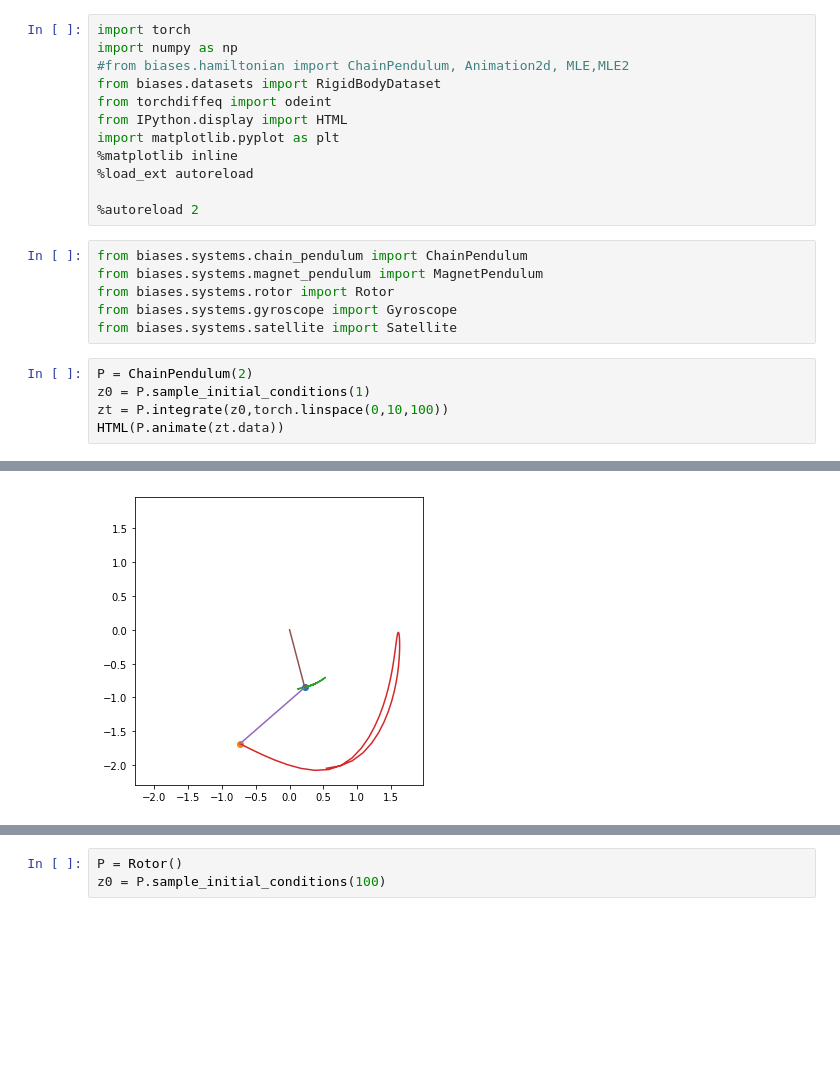
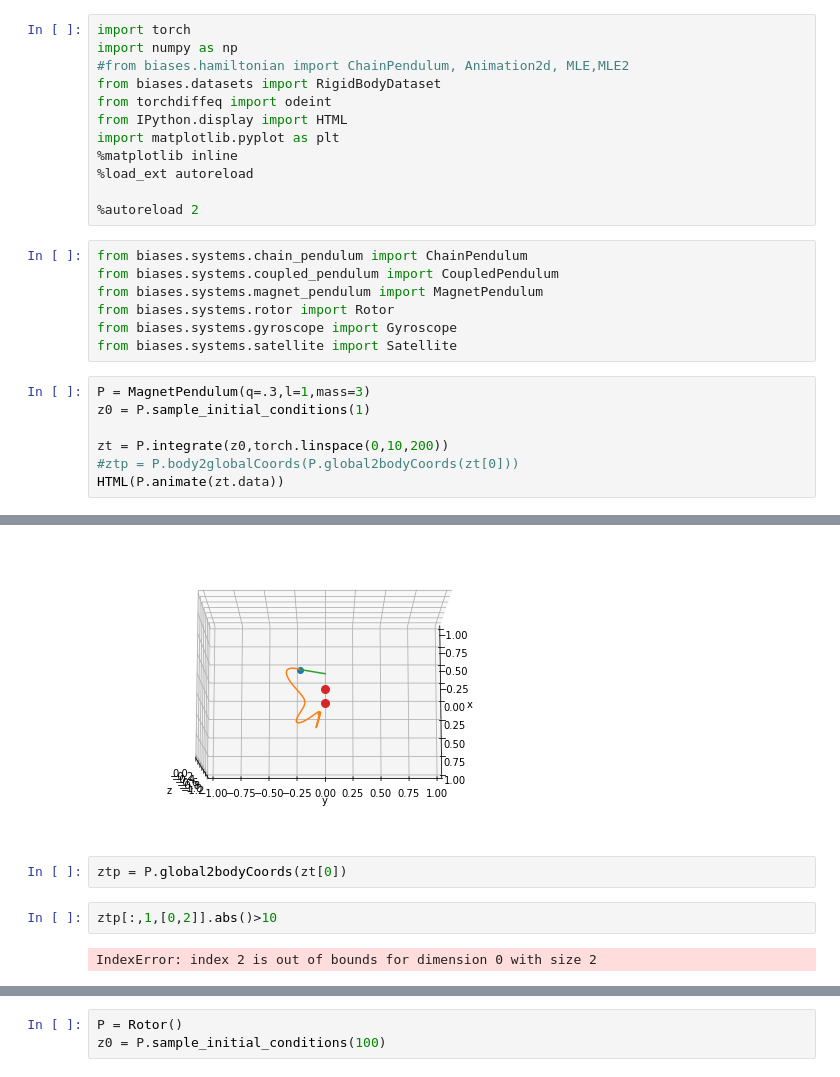
Before and after one commit to mfinzi/constrained-hamiltonian-neural-networks, a Jupyter notebook: pendulum.ipynb, the cells around one changed output, grey strips where cells are left out. Cells and saved outputs as stored; diff of their text form; blank space fills up the shorter version.

```diff
--- a/pendulum.ipynb
+++ b/pendulum.ipynb
@@ -12,15 +12,24 @@ import matplotlib.pyplot as plt
 %autoreload 2
 # %%
 from biases.systems.chain_pendulum import ChainPendulum
+from biases.systems.coupled_pendulum import CoupledPendulum
 from biases.systems.magnet_pendulum import MagnetPendulum
 from biases.systems.rotor import Rotor
 from biases.systems.gyroscope import Gyroscope
 from biases.systems.satellite import Satellite
 # %%
-P = ChainPendulum(2)
+P = MagnetPendulum(q=.3,l=1,mass=3)
 z0 = P.sample_initial_conditions(1)
-zt = P.integrate(z0,torch.linspace(0,10,100))
+
+zt = P.integrate(z0,torch.linspace(0,10,200))
+#ztp = P.body2globalCoords(P.global2bodyCoords(zt[0]))
 HTML(P.animate(zt.data))
 # %% [output]
 [interactive output not drawn]
-[figure, old version]
+[figure, new version]
+# %%
+ztp = P.global2bodyCoords(zt[0])
+# %%
+ztp[:,1,[0,2]].abs()>10
+# %% [output]
+IndexError: index 2 is out of bounds for dimension 0 with size 2
```
Also changed, not shown: parts of 73 cells of this notebook, 21 other files.
